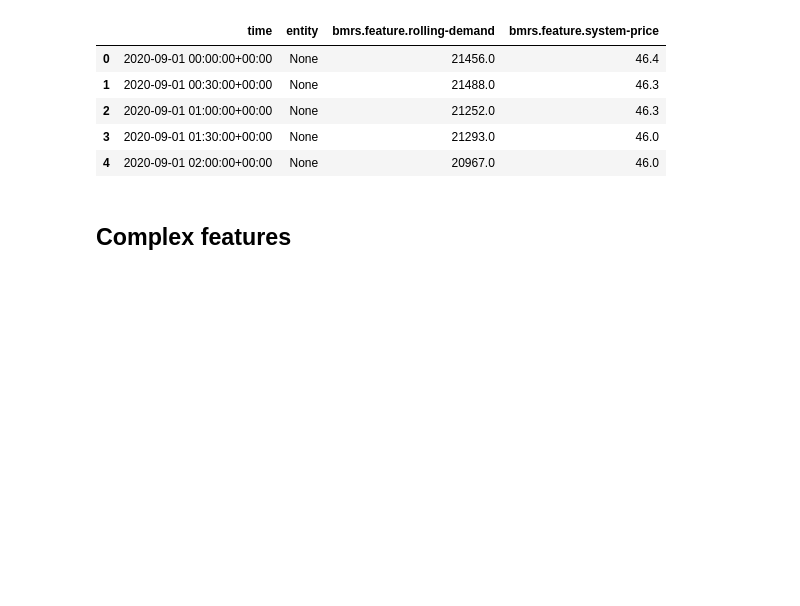
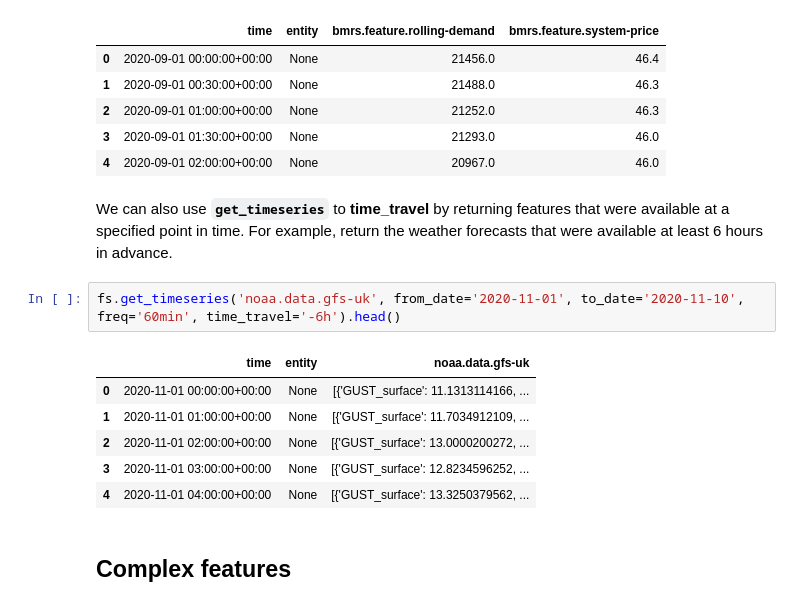
Before and after one commit to bytehub-ai/code-examples, a Jupyter notebook: bytehub_demo.ipynb, the cells around one changed output. Saved outputs shown, nothing was run; the diff lists cells and outputs as text; blank space fills up the shorter version.

Commit message:
Added time travel example

```diff
--- a/bytehub_demo.ipynb
+++ b/bytehub_demo.ipynb
@@ -139,6 +137,17 @@ fs.get_timeseries(['bmrs.feature.rolling-demand', 'bmrs.feature.system-price'],
 | 2 | 2020-09-01 01:00:00+00:00 | None | 21252.0 | 46.3 |
 | 3 | 2020-09-01 01:30:00+00:00 | None | 21293.0 | 46.0 |
 | 4 | 2020-09-01 02:00:00+00:00 | None | 20967.0 | 46.0 |
+# %% [markdown]
+We can also use **`get_timeseries`** to **time_travel** by returning features that were available at a specified point in time. For example, return the weather forecasts that were available at least 6 hours in advance.
+# %%
+fs.get_timeseries('noaa.data.gfs-uk', from_date='2020-11-01', to_date='2020-11-10', freq='60min', time_travel='-6h').head()
+# %% [output]
+|  | time | entity | noaa.data.gfs-uk |
+| 0 | 2020-11-01 00:00:00+00:00 | None | [{'GUST_surface': 11.1313114166, ... |
+| 1 | 2020-11-01 01:00:00+00:00 | None | [{'GUST_surface': 11.7034912109, ... |
+| 2 | 2020-11-01 02:00:00+00:00 | None | [{'GUST_surface': 13.0000200272, ... |
+| 3 | 2020-11-01 03:00:00+00:00 | None | [{'GUST_surface': 12.8234596252, ... |
+| 4 | 2020-11-01 04:00:00+00:00 | None | [{'GUST_surface': 13.3250379562, ... |
 # %% [markdown]
 ## **Complex features**
 # %%
```
Also changed, not shown: parts of 5 cells of this notebook.
